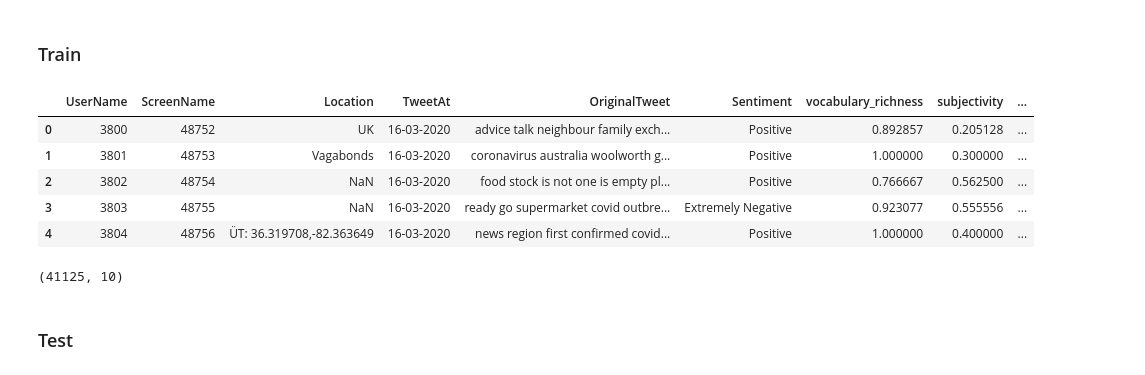
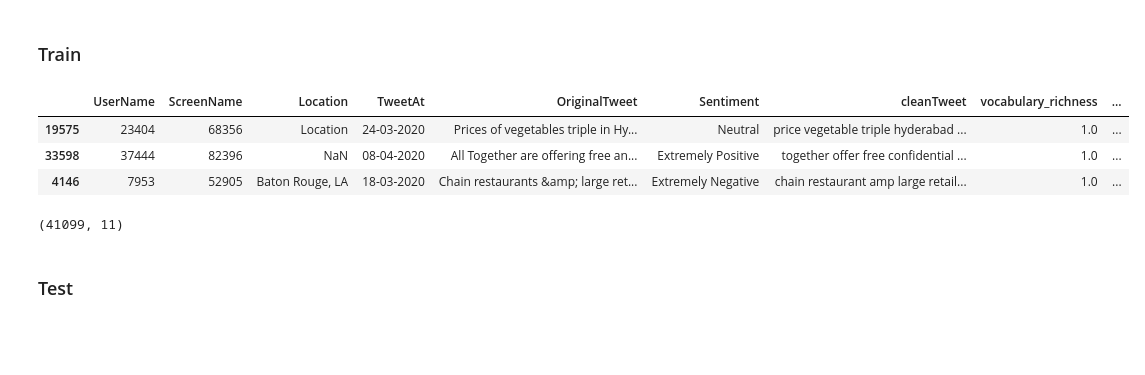
Before and after one commit to victorbnnt/NLPprojects, a Jupyter notebook: notebooks/03_TextBlob.ipynb, the cells around one changed output. Drawn from its saved outputs; the diff is of its cells as text; code cells hidden in the pictures; blank space fills up the shorter version.

```diff
--- a/notebooks/03_TextBlob.ipynb
+++ b/notebooks/03_TextBlob.ipynb
@@ -17,7 +15,7 @@ ModuleNotFoundError: No module named 'utils'
 # %% [markdown]
 # Load data
 # %%
-data = pd.read_csv("../raw_data/Corona_NLP_train.csv")
-data_test = pd.read_csv("../raw_data/Corona_NLP_test.csv")
+df_train = pd.read_csv("../raw_data/Corona_NLP_train.csv")
+df_test = pd.read_csv("../raw_data/Corona_NLP_test.csv")
 # %% [markdown]
 # Clean data
@@ -34,19 +22,22 @@ included_words = ["rt"]
 # %% [markdown]
 ## Train
 # %%
-cleaner = text_cleaner(df=data, label="OriginalTweet", excluded_sw=excluded_words, included_sw=included_words)
+df_train["cleanTweet"] = df_train["OriginalTweet"]
+cleaner = text_cleaner(df=df_train, label="cleanTweet")
 cleaner.lowerize()
+cleaner.remove_emails()
 cleaner.remove_mentions()
 cleaner.remove_hyperlinks()
-cleaner.transform_negative()
+cleaner.remove_hashtags()
+cleaner.remove_html_tags()
 cleaner.remove_numbers()
-cleaner.set_custom_punctuation(more=["’"])
-cleaner.clean_punctuation()
+cleaner.encode_unknown()
+cleaner.clean_punctuation_no_accent()
 cleaner.clean_stopwords()
 cleaner.more_cleaning()
 cleaner.lemmatize()
 cleaner.add_vocabulary_richness()
 #
-data = cleaner.df.copy()
-data.head()
+df_train = cleaner.df.copy()
+df_train.sample(5)
 # %% [output]
@@ -84,8 +78,5 @@ data_test.head()
 # %% [markdown]
 # Add Subjectivity and Polarity columns to the data frame
 # %%
-def get_subjectivity(text):
-    return TextBlob(text).sentiment.subjectivity
-#
-def get_polarity(text):
-    return TextBlob(text).sentiment.polarity
+df_train = add_subjectivity_and_polarity(df_train, label="cleanTweet")
+df_train.sample(3)
@@ -166,19 +114,17 @@ def get_analysis(score):
 # %% [markdown]
 ### Train
 # %%
-data["textblob_analysis"] = data["polarity"].apply(get_analysis)
-data.head()
+df_train = add_textblob_analysis(df_train)
+df_train.sample(3)
 # %% [output]
-|  | UserName | ScreenName | Location | TweetAt | OriginalTweet | Sentiment | vocabulary_richness | subjectivity | ... |
-| 0 | 3800 | 48752 | UK | 16-03-2020 | advice talk neighbour family exch... | Positive | 0.892857 | 0.205128 | ... |
-| 1 | 3801 | 48753 | Vagabonds | 16-03-2020 | coronavirus australia woolworth g... | Positive | 1.000000 | 0.300000 | ... |
-| 2 | 3802 | 48754 | NaN | 16-03-2020 | food stock is not one is empty pl... | Positive | 0.766667 | 0.562500 | ... |
-| 3 | 3803 | 48755 | NaN | 16-03-2020 | ready go supermarket covid outbre... | Extremely Negative | 0.923077 | 0.555556 | ... |
-| 4 | 3804 | 48756 | ÜT: 36.319708,-82.363649 | 16-03-2020 | news region first confirmed covid... | Positive | 1.000000 | 0.400000 | ... |
+|  | UserName | ScreenName | Location | TweetAt | OriginalTweet | Sentiment | cleanTweet | vocabulary_richness | ... |
+| 19575 | 23404 | 68356 | Location | 24-03-2020 | Prices of vegetables triple in Hy... | Neutral | price vegetable triple hyderabad ... | 1.0 | ... |
+| 33598 | 37444 | 82396 | NaN | 08-04-2020 | All Together are offering free an... | Extremely Positive | together offer free confidential ... | 1.0 | ... |
+| 4146 | 7953 | 52905 | Baton Rouge, LA | 18-03-2020 | Chain restaurants &amp; large ret... | Extremely Negative | chain restaurant amp large retail... | 1.0 | ... |
 # %%
-display(data.shape)
+display(df_train.shape)
 # %% [output]
-(41125, 10)
+(41099, 11)
 # %% [markdown]
 ### Test
 # %%
```
Also changed, not shown: parts of 35 cells of this notebook, 6 other files.
